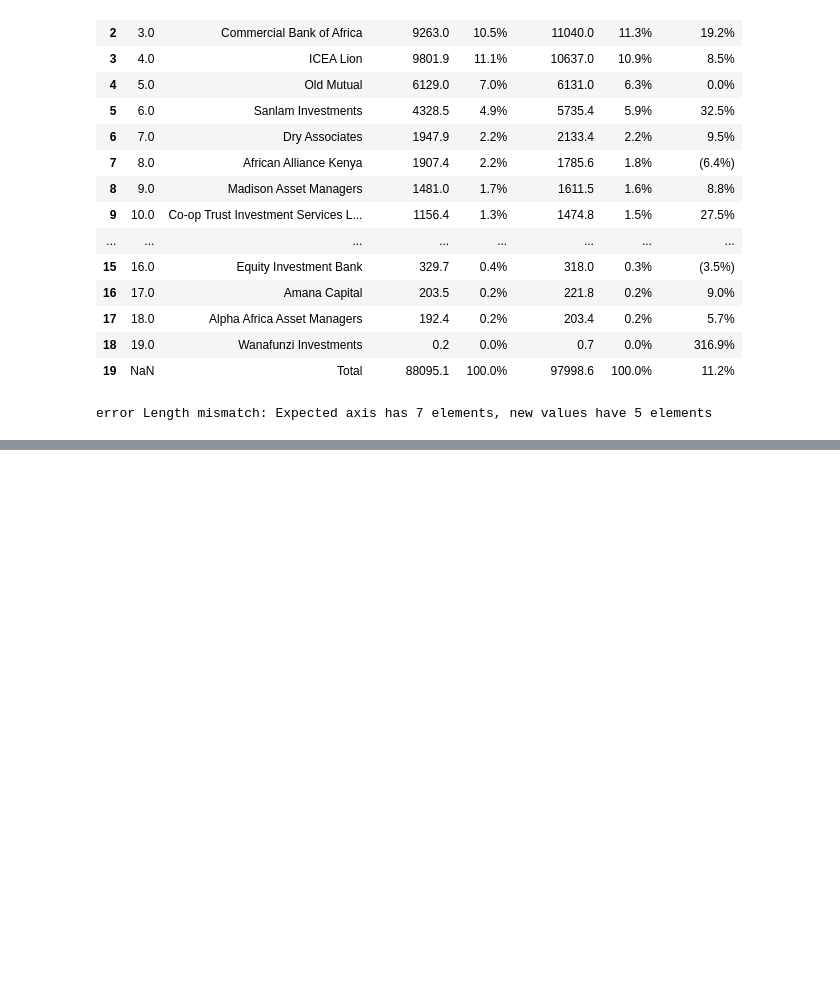
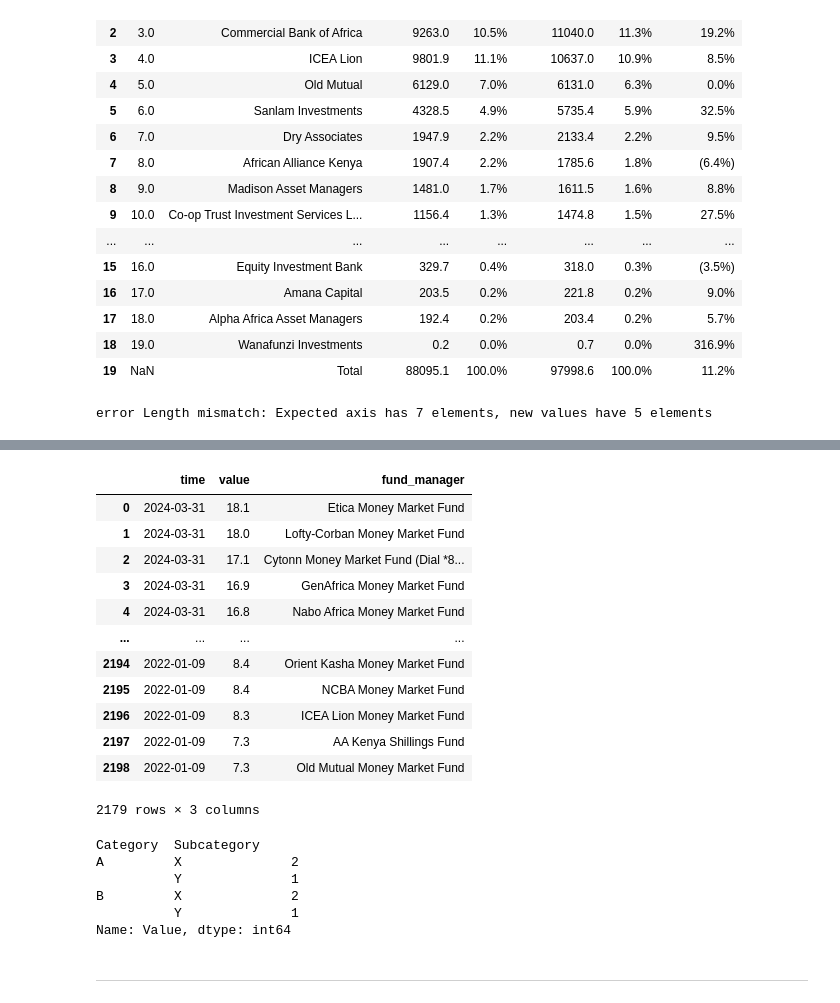
Before and after one commit to ToKnow-ai/ToKnow-ai.github.io, a Jupyter notebook: posts/kenya-unit-trusts-money-market-funds-analysis/index.ipynb, the cells around one changed output, grey strips where cells are left out. Cells and saved outputs as stored; diff of their text form; code cells hidden in the pictures; blank space fills up the shorter version.

```diff
--- a/posts/kenya-unit-trusts-money-market-funds-analysis/index.ipynb
+++ b/posts/kenya-unit-trusts-money-market-funds-analysis/index.ipynb
@@ -514,3 +558,47 @@ len(all_cytonn_reports_df[all_cytonn_reports_df['by_topics'] == True])
+# %%
+effective_annual_rate_df
+# %% [output]
+|  | time | value | fund_manager |
+| 0 | 2024-03-31 | 18.1 | Etica Money Market Fund |
+| 1 | 2024-03-31 | 18.0 | Lofty-Corban Money Market Fund |
+| 2 | 2024-03-31 | 17.1 | Cytonn Money Market Fund (Dial *8... |
+| 3 | 2024-03-31 | 16.9 | GenAfrica Money Market Fund |
+| 4 | 2024-03-31 | 16.8 | Nabo Africa Money Market Fund |
+| ... | ... | ... | ... |
+| 2194 | 2022-01-09 | 8.4 | Orient Kasha Money Market Fund |
+| 2195 | 2022-01-09 | 8.4 | NCBA Money Market Fund |
+| 2196 | 2022-01-09 | 8.3 | ICEA Lion Money Market Fund |
+| 2197 | 2022-01-09 | 7.3 | AA Kenya Shillings Fund |
+| 2198 | 2022-01-09 | 7.3 | Old Mutual Money Market Fund |
+2179 rows × 3 columns
+# %%
+import pandas as pd
+
+# Sample data
+data = {
+    'Category': ['A', 'A', 'B', 'B', 'A', 'B'],
+    'Subcategory': ['X', 'Y', 'X', 'Y', 'X', 'X'],
+    'Value': [1, 2, 3, 4, 5, 6]
+}
+
+df = pd.DataFrame(data)
+
+# Group by Category and Subcategory
+grouped = df.groupby(['Category', 'Subcategory'])
+
+# Sum of Values for each group
+result = grouped['Value'].count()
+
+result
+# %% [output]
+Category  Subcategory
+A         X              2
+          Y              1
+B         X              2
+          Y              1
+Name: Value, dtype: int64
+# %% [markdown]
+<hr/>
 # %%
 cant_get_by_topic_df = all_cytonn_reports_df[all_cytonn_reports_df['by_topics'] == False].reset_index(drop=True)
 cant_get_by_topic_df
```
Also changed, not shown: parts of 4 cells of this notebook, 1 other file.
